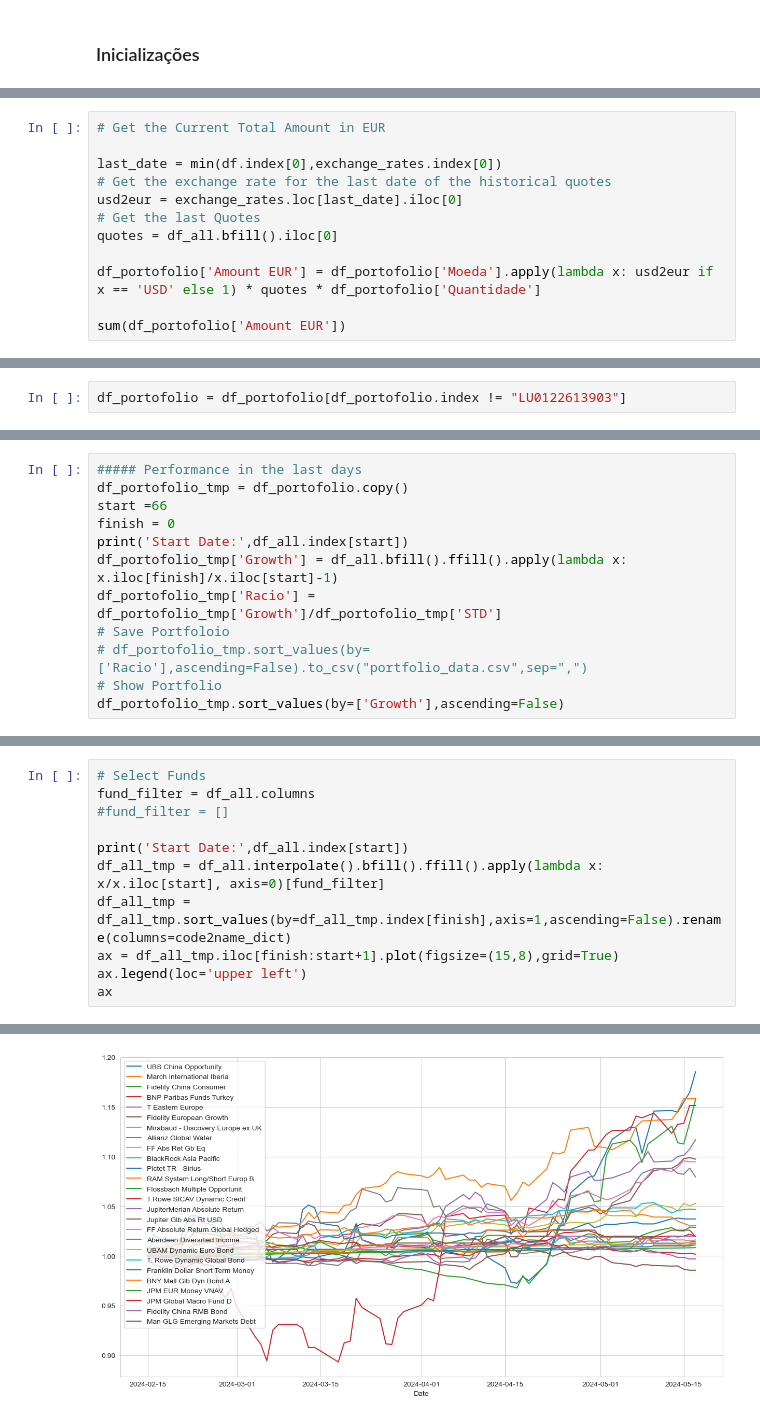
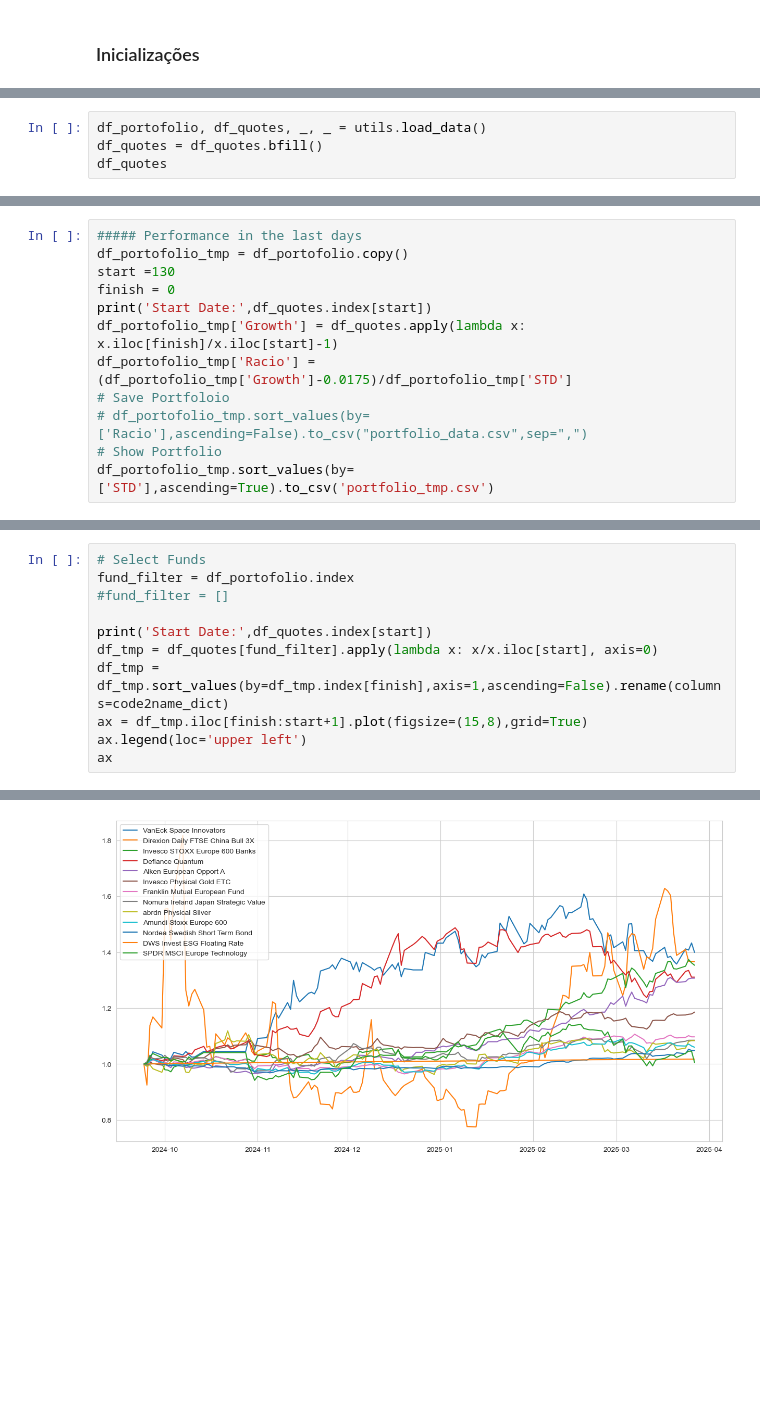
Before and after one commit to mario-s-duarte/funds-1, a Jupyter notebook: fundos_portofolio.ipynb, the cells around one changed output, grey strips where cells are left out. Saved outputs shown, nothing was run; the diff lists cells and outputs as text; blank space fills up the shorter version.

```diff
--- a/fundos_portofolio.ipynb
+++ b/fundos_portofolio.ipynb
@@ -104,0 +16,4 @@ df
+# %%
+df_portofolio, df_quotes, _, _ = utils.load_data()
+df_quotes = df_quotes.bfill()
+df_quotes
@@ -110,12 +67,0 @@ df_portofolio['Racio'] = df_portofolio['Growth']/df_portofolio['STD']
-# %%
-# Get the Current Total Amount in EUR
-
-last_date = min(df.index[0],exchange_rates.index[0])
-# Get the exchange rate for the last date of the historical quotes
-usd2eur = exchange_rates.loc[last_date].iloc[0]
-# Get the last Quotes
-quotes = df_all.bfill().iloc[0]
-
-df_portofolio['Amount EUR'] = df_portofolio['Moeda'].apply(lambda x: usd2eur if x == 'USD' else 1) * quotes * df_portofolio['Quantidade']
-
-sum(df_portofolio['Amount EUR'])
@@ -156,4 +79,2 @@ df_portofolio['Amount EUR'].sum()
-# %%
-df_portofolio = df_portofolio[df_portofolio.index != "LU0122613903"]
 # %%
 plt.figure(figsize=(12,8))
@@ -166,13 +87,13 @@ sn.clustermap(df_grow.rename(columns=code2name_dict).corr(),center=0)
 # %%
 ##### Performance in the last days
 df_portofolio_tmp = df_portofolio.copy()
-start =66
+start =130
 finish = 0
-print('Start Date:',df_all.index[start])
-df_portofolio_tmp['Growth'] = df_all.bfill().ffill().apply(lambda x: x.iloc[finish]/x.iloc[start]-1)
-df_portofolio_tmp['Racio'] = df_portofolio_tmp['Growth']/df_portofolio_tmp['STD']
+print('Start Date:',df_quotes.index[start])
+df_portofolio_tmp['Growth'] = df_quotes.apply(lambda x: x.iloc[finish]/x.iloc[start]-1)
+df_portofolio_tmp['Racio'] = (df_portofolio_tmp['Growth']-0.0175)/df_portofolio_tmp['STD']
 # Save Portfoloio
 # df_portofolio_tmp.sort_values(by=['Racio'],ascending=False).to_csv("portfolio_data.csv",sep=",")
 # Show Portfolio
-df_portofolio_tmp.sort_values(by=['Growth'],ascending=False)
+df_portofolio_tmp.sort_values(by=['STD'],ascending=True).to_csv('portfolio_tmp.csv')
 # %% [output]
@@ -198,12 +101,12 @@ Start Date: 2024-02-15
 # %%
 # Select Funds
-fund_filter = df_all.columns
+fund_filter = df_portofolio.index
 #fund_filter = []
 
-print('Start Date:',df_all.index[start])
-df_all_tmp = df_all.interpolate().bfill().ffill().apply(lambda x: x/x.iloc[start], axis=0)[fund_filter]
-df_all_tmp = df_all_tmp.sort_values(by=df_all_tmp.index[finish],axis=1,ascending=False).rename(columns=code2name_dict)
-ax = df_all_tmp.iloc[finish:start+1].plot(figsize=(15,8),grid=True)
+print('Start Date:',df_quotes.index[start])
+df_tmp = df_quotes[fund_filter].apply(lambda x: x/x.iloc[start], axis=0)
+df_tmp = df_tmp.sort_values(by=df_tmp.index[finish],axis=1,ascending=False).rename(columns=code2name_dict)
+ax = df_tmp.iloc[finish:start+1].plot(figsize=(15,8),grid=True)
 ax.legend(loc='upper left')
 ax
 # %% [output]
@@ -212,4 +115,4 @@ Start Date: 2024-02-15
-[figure, old version]
+[figure, new version]
 # %%
 ##### Performance in the last days
 df_portofolio_tmp = df_portofolio.copy()
```
Also changed, not shown: parts of 22 cells of this notebook, 18 other files.
